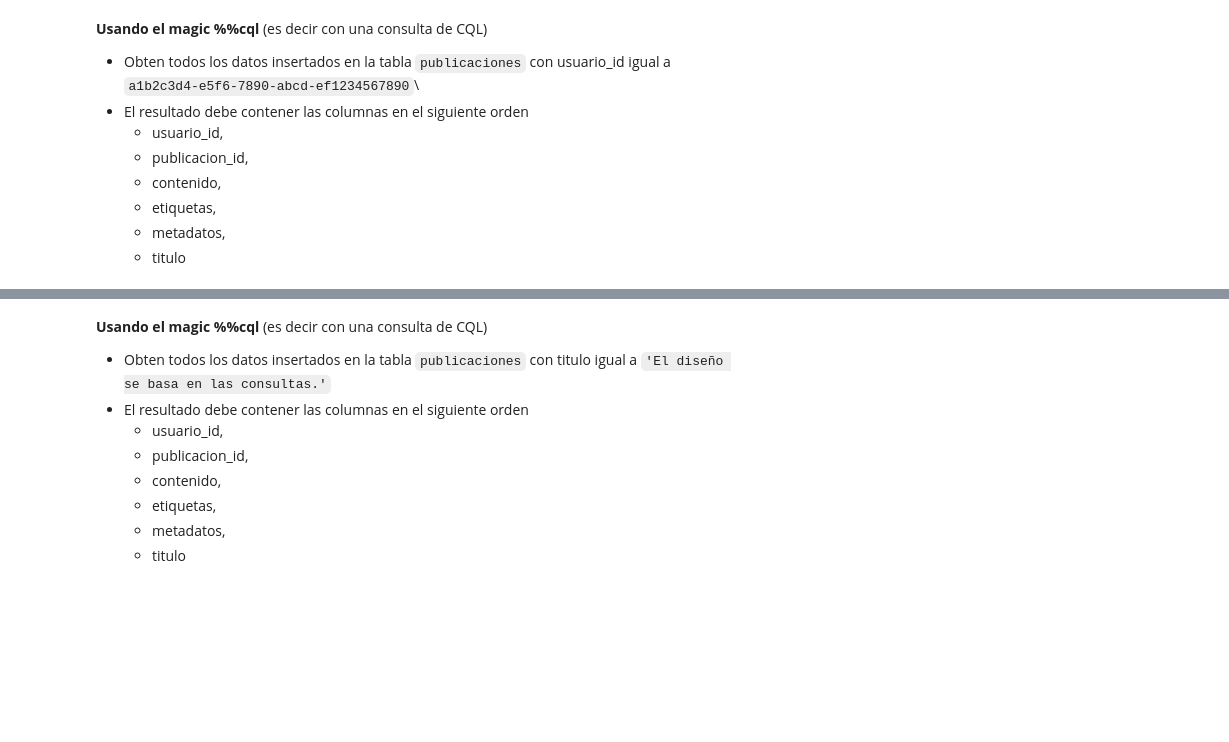
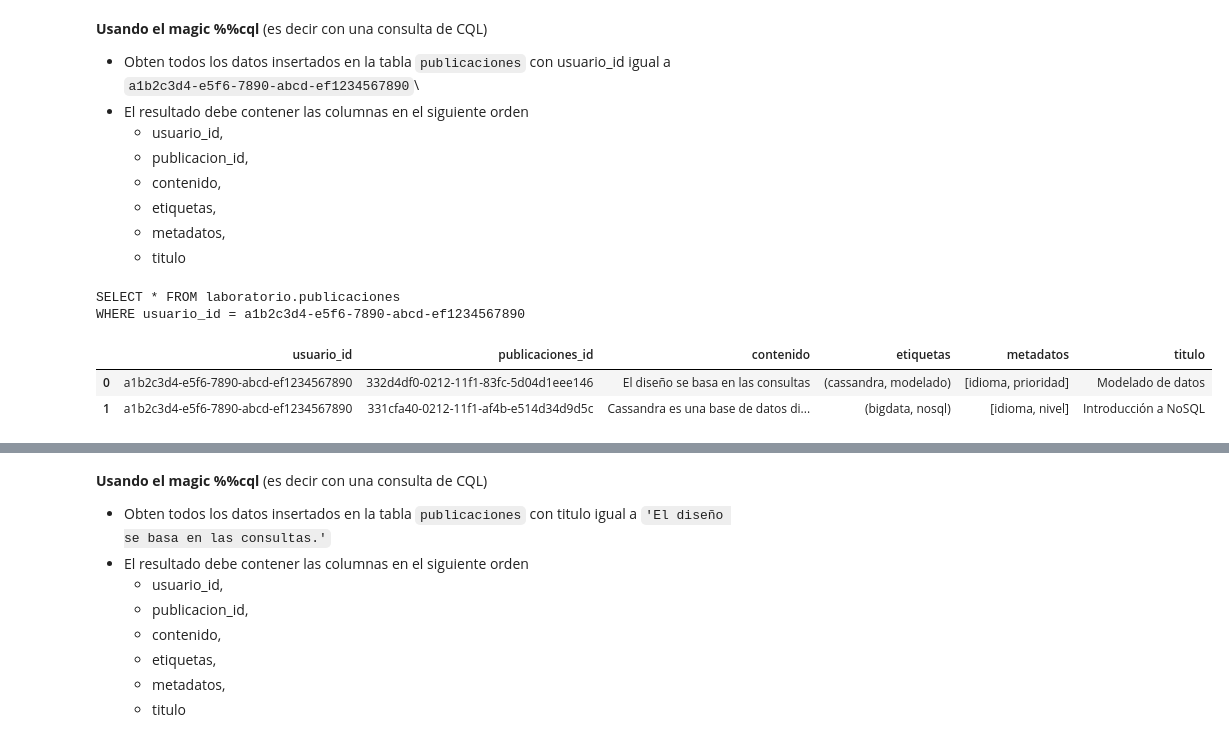
Before and after one commit to leovice2004/repo_db_nr, a Jupyter notebook: cassandra/homeworks/homework_cassandra_crud.ipynb, the cells around one changed output, grey strips where cells are left out. Saved outputs shown, nothing was run; the diff lists cells and outputs as text; code cells hidden in the pictures; blank space fills up the shorter version.

````diff
--- a/cassandra/homeworks/homework_cassandra_crud.ipynb
+++ b/cassandra/homeworks/homework_cassandra_crud.ipynb
@@ -10,12 +10,9 @@
 [ '{address_1 or hostname_1}:{port_1}', '{address_2 or hostname_2}:{port_2}', ... ]
 ```
 # %%
-cassandra_user = ""
-cassandra_password = ""
-cassandra_endpoints = []
-
-# BORRA ESTE COMENTARIO Y LA EXCEPCION DE ABAJO Y PON TU CODIGO AQUI
-raise NotImplementedError("Borra esta excepcion y pon tu código")
+cassandra_user = "cassandra"
+cassandra_password = "cassandra"
+cassandra_endpoints = ["10.15.20.35:9042"]
 # %% [markdown]
 ***La celda de abajo es de solo lectura. Cualquier modificación será reemplazada por la celda original al momento de la evaluación.***
 
@@ -238,6 +354,13 @@ print("Validando datos insertados...")
 # %%
 %%cql QUORUM
 
--- BORRA ESTE COMENTARIO Y PON TU CQL AQUI
+SELECT * FROM laboratorio.publicaciones
+WHERE usuario_id = a1b2c3d4-e5f6-7890-abcd-ef1234567890
+# %% [output]
+SELECT * FROM laboratorio.publicaciones
+WHERE usuario_id = a1b2c3d4-e5f6-7890-abcd-ef1234567890
+|  | usuario_id | publicaciones_id | contenido | etiquetas | metadatos | titulo |
+| 0 | a1b2c3d4-e5f6-7890-abcd-ef1234567890 | 332d4df0-0212-11f1-83fc-5d04d1eee146 | El diseño se basa en las consultas | (cassandra, modelado) | [idioma, prioridad] | Modelado de datos |
+| 1 | a1b2c3d4-e5f6-7890-abcd-ef1234567890 | 331cfa40-0212-11f1-af4b-e514d34d9d5c | Cassandra es una base de datos di... | (bigdata, nosql) | [idioma, nivel] | Introducción a NoSQL |
 # %%
 print("Validando resultados de la consulta...")
````
Also changed, not shown: parts of 19 cells of this notebook.
